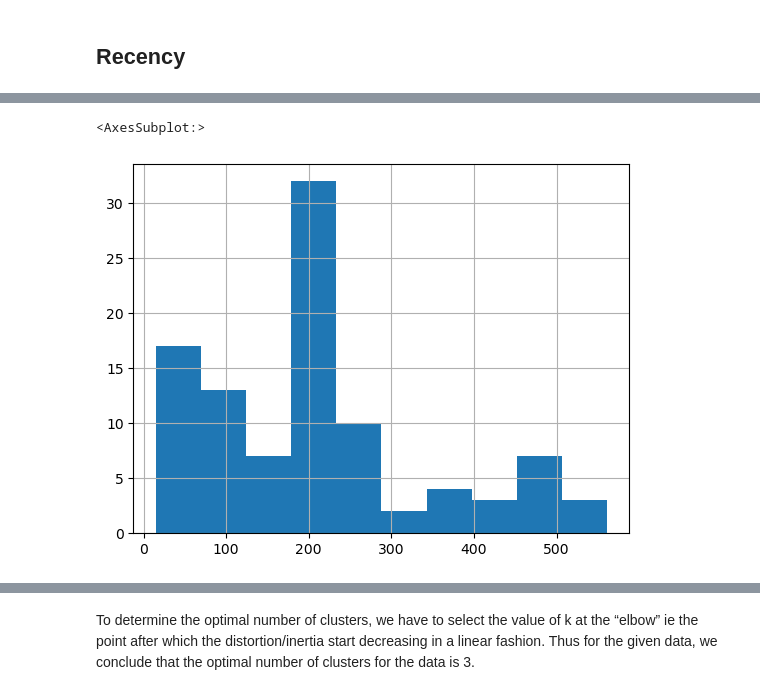
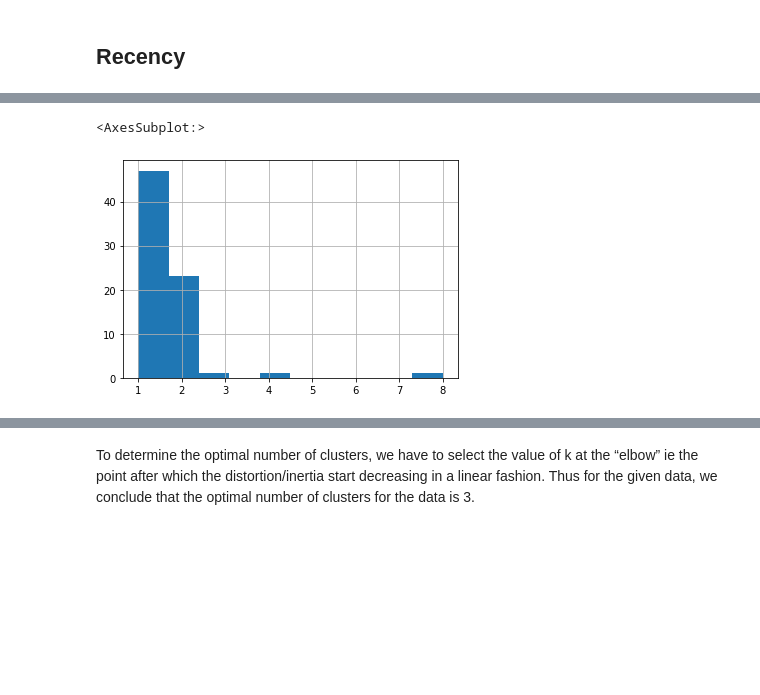
Before and after one commit to allan10carlo86/ProgInDBSQLandMachineLearningAssignment, a Jupyter notebook: Customer Clustering.ipynb, the cells around one changed output, grey strips where cells are left out. Drawn from its saved outputs; the diff is of its cells as text; code cells hidden in the pictures; blank space fills up the shorter version.

```diff
--- a/Customer Clustering.ipynb
+++ b/Customer Clustering.ipynb
@@ -3,10 +10,34 @@ import pandas as pd, os
 # %%
 # Load db-related packages
-import pandas.io.sql as psql
+#%load_ext dotenv
+#%dotenv db.env
+
+#import pandas.io.sql as psql
 import mysql.connector as mysql
-%load_ext dotenv
-%dotenv db.env
+from dotenv import load_dotenv
+from dotenv import dotenv_values
+from mysql.connector import Error
 
-# Establish db connection
-connection = mysql.connect(user = os.getenv('DB_USERNAME'),password = os.getenv('DB_PASSWORD'),database = os.getenv('DB_DATABASE'),host = os.getenv('DB_HOST'))
-cursor = connection.cursor()
+def openConnection(config):
+    '''
+    Opens MySQL Connection
+    Input config variable from load_dotenv
+    Output connection
+    '''
+
+    connect_iteration = 1
+    while (connect_iteration <=3):
+        connection = mysql.connect(user = config['DB_USERNAME'],password = config['DB_PASSWORD'],
+                           database = config['DB_DATABASE'],host = config['DB_HOST'])
+        if (connection.is_connected()):
+           return connection
+        connection_iteration += 1
+    return(None)
+
+load_dotenv()
+config = dotenv_values("dotenv.env")
+
+connection = openConnection(config)
+
+if(not None==connection):
+    print("Connection is opened")
@@ -45,7 +114,8 @@ df_recency
 # %%
-df_recency.days_since_last_order.hist()
+#df_recency.days_since_last_order.hist()
+df_recency.COUNT2003.hist()
 # %% [output]
 <AxesSubplot:>
-[figure, old version]
+[figure, new version]
 # %%
 sse={}
```
Also changed, not shown: parts of 10 cells of this notebook, 3 other files.
